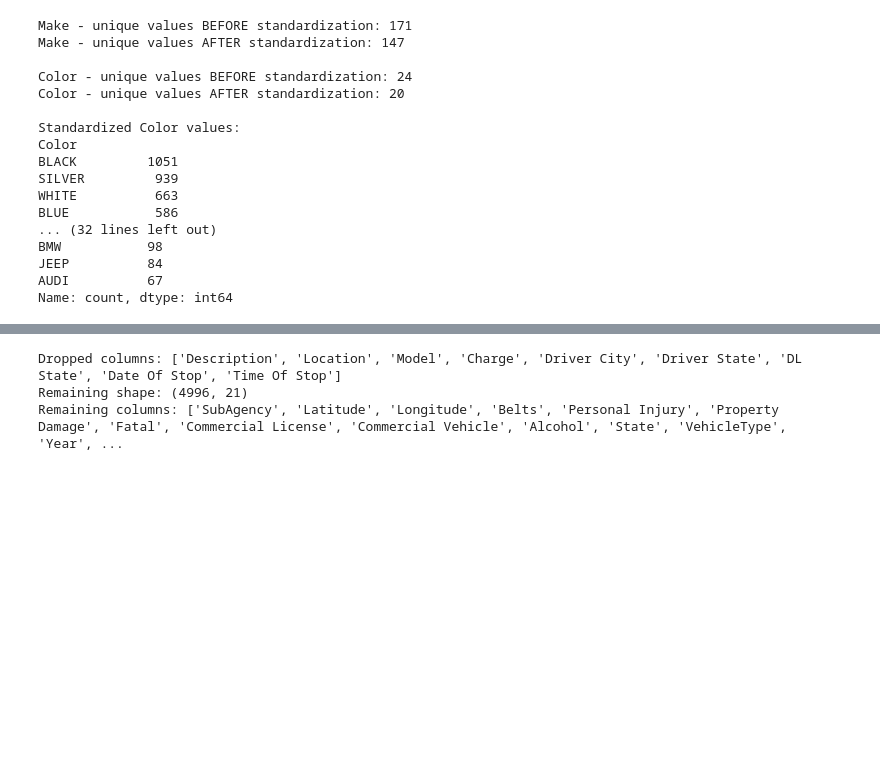
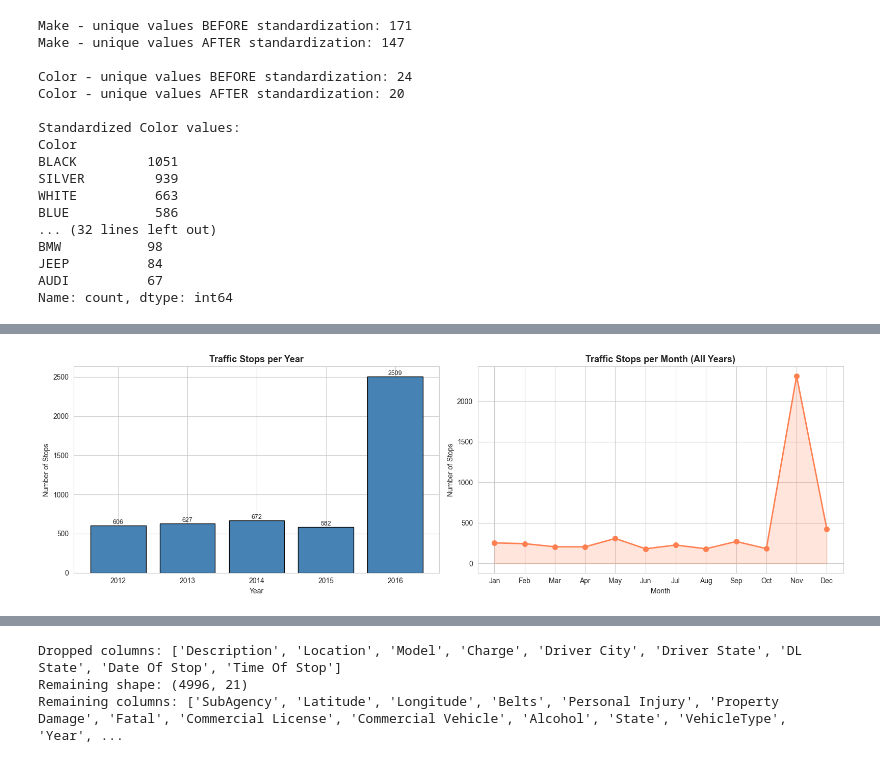
Before and after one commit to avoithic-aiesh/Traffic_Violations, a Jupyter notebook: Violations.ipynb, the cells around one changed output, grey strips where cells are left out. Cells and saved outputs as stored; diff of their text form; code cells hidden in the pictures; blank space fills up the shorter version.

```diff
--- a/Violations.ipynb
+++ b/Violations.ipynb
@@ -598,0 +675,29 @@ Name: count, dtype: int64
+# %%
+# --- 3.1.1: Stops per Year ---
+stops_per_year = df_eda['Year_Stop'].value_counts().sort_index()
+
+fig, axes = plt.subplots(1, 2, figsize=(16, 5))
+
+axes[0].bar(stops_per_year.index.astype(str), stops_per_year.values, color='steelblue', edgecolor='black')
+axes[0].set_title('Traffic Stops per Year', fontsize=13, fontweight='bold')
+axes[0].set_xlabel('Year')
+axes[0].set_ylabel('Number of Stops')
+for i, v in enumerate(stops_per_year.values):
+    axes[0].text(i, v + 20, str(v), ha='center', fontsize=9)
+
+# --- 3.1.2: Stops per Month ---
+stops_per_month = df_eda.groupby('Month_Stop').size()
+month_labels = ['Jan','Feb','Mar','Apr','May','Jun','Jul','Aug','Sep','Oct','Nov','Dec']
+
+axes[1].plot(stops_per_month.index, stops_per_month.values, marker='o', color='coral', linewidth=2, markersize=7)
+axes[1].set_title('Traffic Stops per Month (All Years)', fontsize=13, fontweight='bold')
+axes[1].set_xlabel('Month')
+axes[1].set_ylabel('Number of Stops')
+axes[1].set_xticks(range(1, 13))
+axes[1].set_xticklabels(month_labels)
+axes[1].fill_between(stops_per_month.index, stops_per_month.values, alpha=0.2, color='coral')
+
+plt.tight_layout()
+plt.show()
+# %% [output]
+[figure, added]
```
Also changed, not shown: parts of 93 cells of this notebook.
